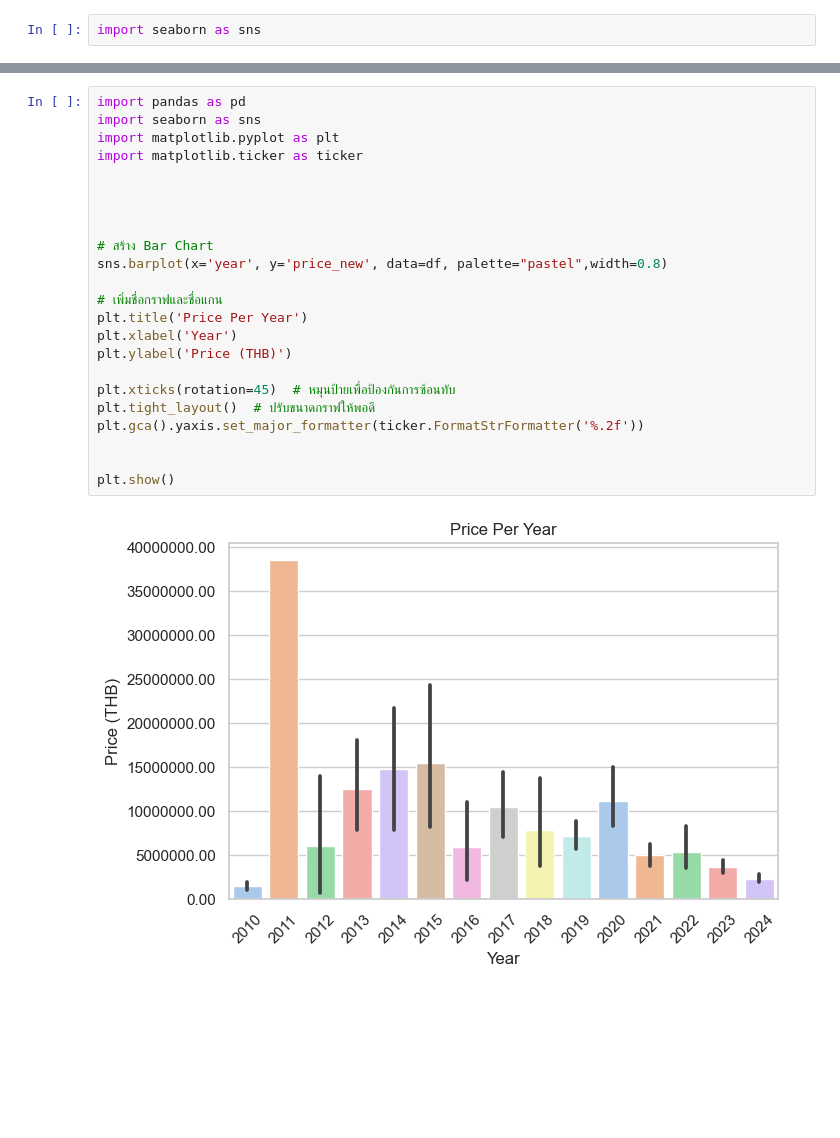
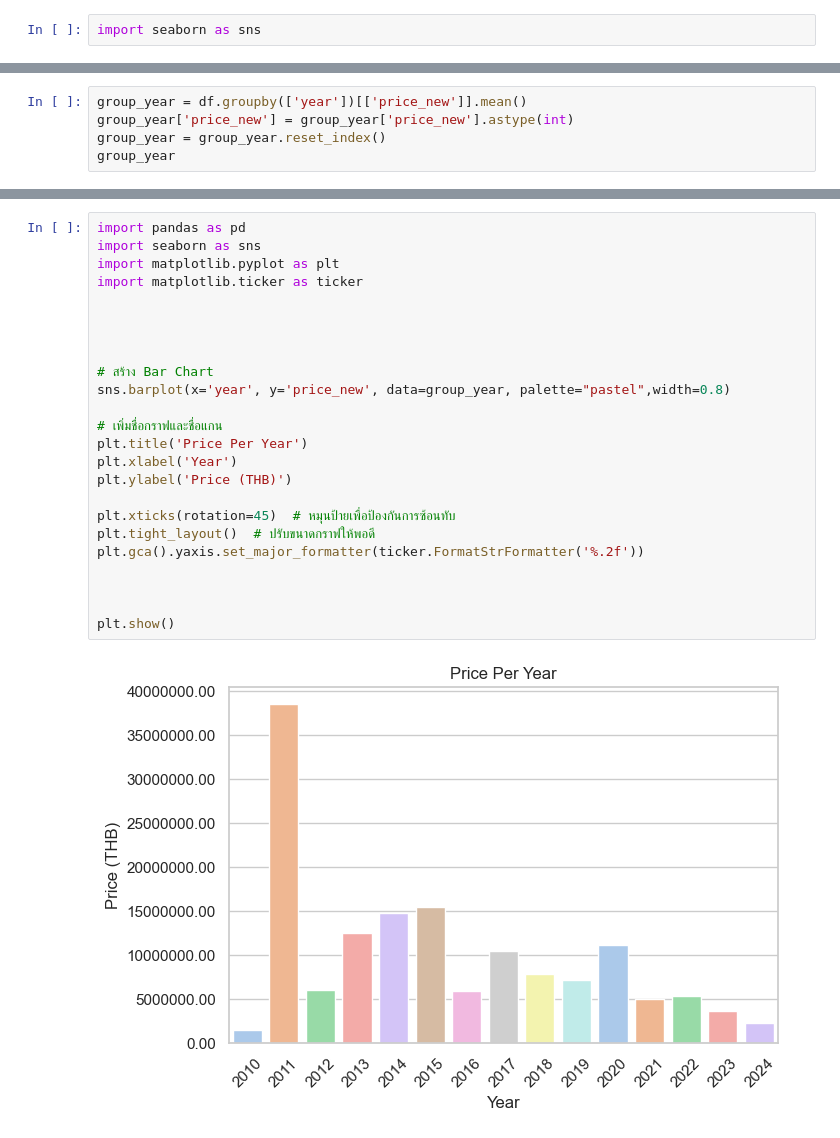
Before and after one commit to patchanarin2024/web-scraping, a Jupyter notebook: web_scraping_with_python.ipynb, the cells around one changed output, grey strips where cells are left out. Drawn from its saved outputs; the diff is of its cells as text; blank space fills up the shorter version.

Commit message:
add_new_chart_2

```diff
--- a/web_scraping_with_python.ipynb
+++ b/web_scraping_with_python.ipynb
@@ -214,0 +198,5 @@ df.groupby(['year','thai_name'])[['price_new']].mean()
+# %%
+group_year = df.groupby(['year'])[['price_new']].mean()
+group_year['price_new'] = group_year['price_new'].astype(int)
+group_year = group_year.reset_index()
+group_year
@@ -215,25 +220,26 @@ df.groupby(['year','thai_name'])[['price_new']].mean()
 # %%
 import pandas as pd
 import seaborn as sns
 import matplotlib.pyplot as plt
 import matplotlib.ticker as ticker
 
 
 
 
 # สร้าง Bar Chart
-sns.barplot(x='year', y='price_new', data=df, palette="pastel",width=0.8)
+sns.barplot(x='year', y='price_new', data=group_year, palette="pastel",width=0.8)
 
 # เพิ่มชื่อกราฟและชื่อแกน
 plt.title('Price Per Year')
 plt.xlabel('Year')
 plt.ylabel('Price (THB)')
 
 plt.xticks(rotation=45)  # หมุนป้ายเพื่อป้องกันการซ้อนทับ
 plt.tight_layout()  # ปรับขนาดกราฟให้พอดี
 plt.gca().yaxis.set_major_formatter(ticker.FormatStrFormatter('%.2f'))
 
 
+
 plt.show()
 # %% [output]
-[figure, old version]
+[figure, new version]
```
Also changed, not shown: parts of 2 cells of this notebook.
